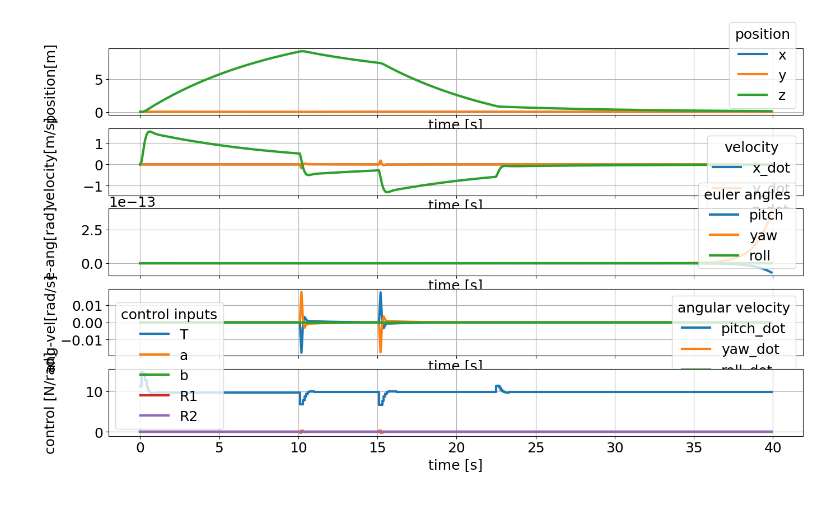
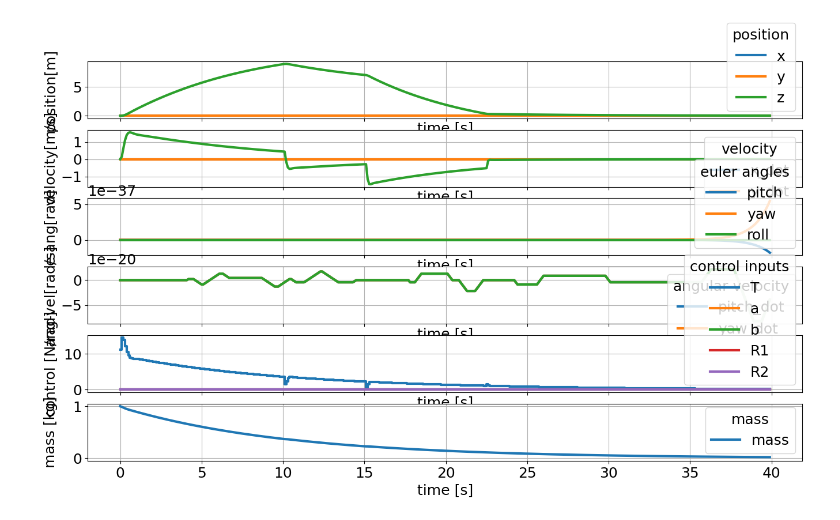
Before and after one commit to Avionics-Propulsion-Landers-GT/MonopropUAV, a Jupyter notebook: Algorithms/DynamicsModel/FHL-DM/mpc-simplified.ipynb, the cells around one changed output. Saved outputs shown, nothing was run; the diff lists cells and outputs as text; code cells hidden in the pictures.

```diff
--- a/Algorithms/DynamicsModel/FHL-DM/mpc-simplified.ipynb
+++ b/Algorithms/DynamicsModel/FHL-DM/mpc-simplified.ipynb
@@ -37,10 +38,11 @@ r_rcs = 0.05  # rcs offset
 
 # define numeric variables (adjust as needed)
 g = 9.81  # gravity
-m = 1.0  # mass, constant for now.
+m_0 = 1.0  # starting mass.
 rho = 1.225  # air density
 A = 0.1  # cross-sectional area
 C_d = 0.5  # drag coefficient
+alpha = 0.01 # mass flow rate coefficient (determine empirically, given by propulsion team)
 # A and cD assumed to be constant for simplicity
 
 # define equations of motion
@@ -54,11 +56,17 @@ r_dot = model.set_variable('_x', 'r_dot', shape=(3,1))
 # Angular states
 omega = model.set_variable('_x', 'omega', shape=(3,1))
 omega_dot = model.set_variable('_x', 'omega_dot', shape=(3,1))
+# Mass state
+m = model.set_variable('_x', 'm', shape=(1,1))
+# Control inputs
 T = model.set_variable('_u', 'T')
 a = model.set_variable('_u', 'a')
 b = model.set_variable('_u', 'b')
 R1 = model.set_variable('_u', 'R1') # clockwise - positive, only one direction
 R2 = model.set_variable('_u', 'R2') # counterclockwise - negative, only one direction
+
+# Mass flow rate
+rhs_m = -alpha*T
 
 # Rotational Motion
 # first, create rotation matrices from euler angles
@@ -155,12 +163,14 @@ model.set_rhs('r', rhs_r)
 model.set_rhs('r_dot', rhs_r_dot)
 model.set_rhs('omega', rhs_omega)
 model.set_rhs('omega_dot', rhs_omega_dot)
+model.set_rhs('m', rhs_m)
 
 # defining reference variables
 r_ref = model.set_variable('_tvp', 'r_ref', shape=(3,1))
 r_dot_ref = model.set_variable('_tvp', 'r_dot_ref', shape=(3,1))
 omega_ref = model.set_variable('_tvp', 'omega_ref', shape=(3,1))
 omega_dot_ref = model.set_variable('_tvp', 'omega_dot_ref', shape=(3,1))
+m_ref = model.set_variable('_tvp', 'm_ref', shape=(1,1))
 
 model.setup()
 # %%
@@ -315,7 +332,7 @@ simulator.set_tvp_fun(tvp_fun_sim)
 simulator.setup()
 # %%
 # Initialize and start control loop
-x0 = np.array([[0.0], [0.0], [0.0], [0.0], [0.0], [0.0], [0.0], [0.0], [0.0], [0.0], [0.0], [0.0]])  # initial state
+x0 = np.array([[0.0], [0.0], [0.0], [0.0], [0.0], [0.0], [0.0], [0.0], [0.0], [0.0], [0.0], [0.0], [m_0]])  # initial state
 mpc.x0 = x0
 mpc.set_initial_guess()
 simulator.x0 = x0
@@ -333,7 +350,7 @@ sim_graphics = do_mpc.graphics.Graphics(simulator.data)
 # %%
 %%capture
 # We just want to create the plot and not show it right now. This "inline magic" supresses the output.
-fig, ax = plt.subplots(5, sharex=True, figsize=(16,9))
+fig, ax = plt.subplots(6, sharex=True, figsize=(16,9))
 fig.align_ylabels()
 # %%
 %%capture
@@ -351,17 +368,22 @@ for g in [sim_graphics, mpc_graphics]:
     g.add_line(var_type='_u', var_name='R1', axis=ax[4])
     g.add_line(var_type='_u', var_name='R2', axis=ax[4])
 
+    # Plot the mass on the last axis:
+    g.add_line(var_type='_x', var_name='m', axis=ax[5])
+
 ax[0].set_ylabel('position[m]')
 ax[1].set_ylabel('velocity[m/s]')
 ax[2].set_ylabel('e-ang[rad]')
 ax[3].set_ylabel('ang-vel[rad/s]')
 ax[4].set_ylabel('control [N/rad]')
+ax[5].set_ylabel('mass [kg]')
 
 ax[0].set_xlabel('time [s]')
 ax[1].set_xlabel('time [s]')
 ax[2].set_xlabel('time [s]')
 ax[3].set_xlabel('time [s]')
 ax[4].set_xlabel('time [s]')
+ax[5].set_xlabel('time [s]')
 # %%
 # run simulator without any control. This is to see if what we've done so far is correct,
 # both in terms of code logic and the state space model itself.
@@ -416,31 +438,34 @@ for i in range(400):
 # %%
 # Plot results until current time
 sim_graphics.plot_results()
 # Reset the limits on all axes in graphic to show the data.
 sim_graphics.reset_axes()
 
 # add info to the plot
 pos_labels = ['x_pos', 'y_pos', 'z_pos']
 vel_labels = ['x_dot', 'y_dot', 'z_dot']
 omega_labels = ['pitch', 'yaw', 'roll']
 omega_dot_labels = ['pitch_dot', 'yaw_dot', 'roll_dot']
 
 pos_lines = sim_graphics.result_lines['_x','r']
 vel_lines = sim_graphics.result_lines['_x','r_dot']
 omega_lines = sim_graphics.result_lines['_x','omega']
 omega_dot_lines = sim_graphics.result_lines['_x','omega_dot']
 control_lines = sim_graphics.result_lines['_u', 'T']+sim_graphics.result_lines['_u', 'a']+sim_graphics.result_lines['_u', 'b']+sim_graphics.result_lines['_u', 'R1']+sim_graphics.result_lines['_u', 'R2']
+mass_line = sim_graphics.result_lines['_x', 'm']
 
 ax[0].legend(pos_lines, 'xyz', title='position')
 
 # also set legend for second subplot:
 ax[1].legend(vel_lines, vel_labels,title='velocity')
 
 ax[2].legend(omega_lines, omega_labels, title='euler angles')
 
 ax[3].legend(omega_dot_lines, omega_dot_labels, title='angular velocity')
 ax[4].legend(control_lines, ['T', 'a', 'b', 'R1', 'R2'], title='control inputs')
+
+ax[5].legend(mass_line, ['mass'], title='mass')
 # Show the figure:
 fig
 # %% [output]
-[figure, old version]
+[figure, new version]
```
Also changed, not shown: parts of 3 cells of this notebook.
